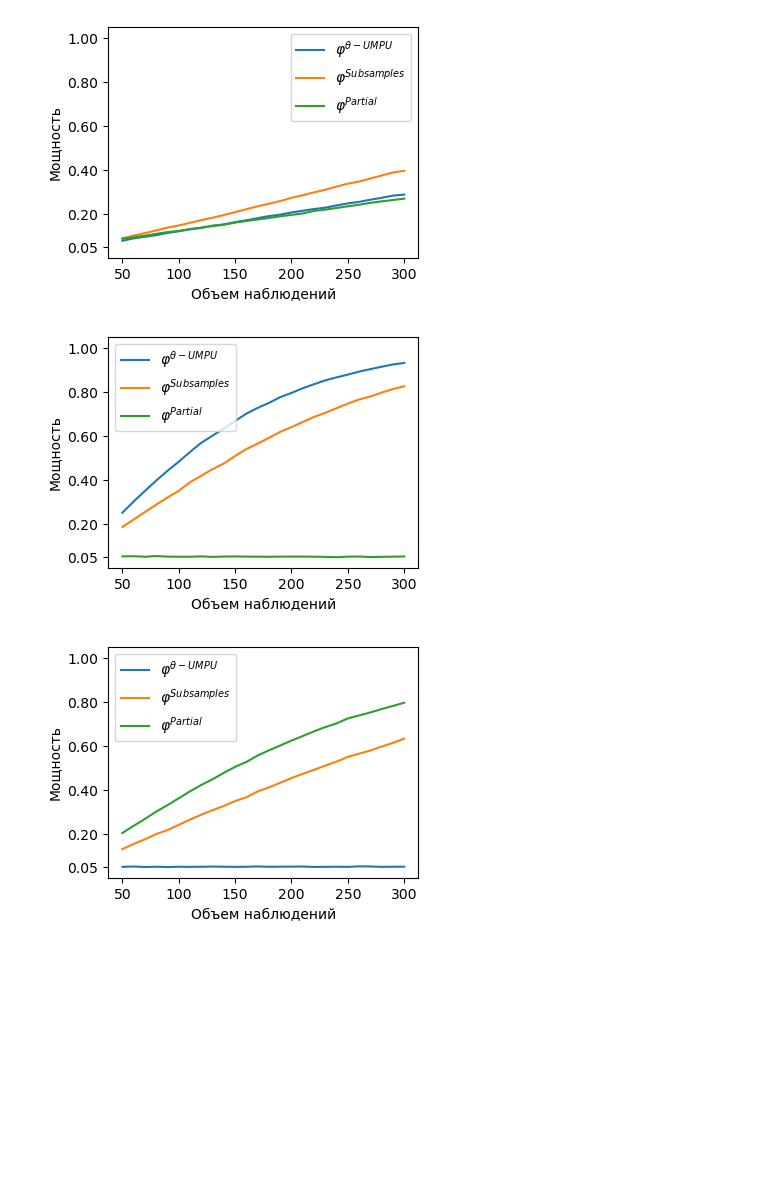
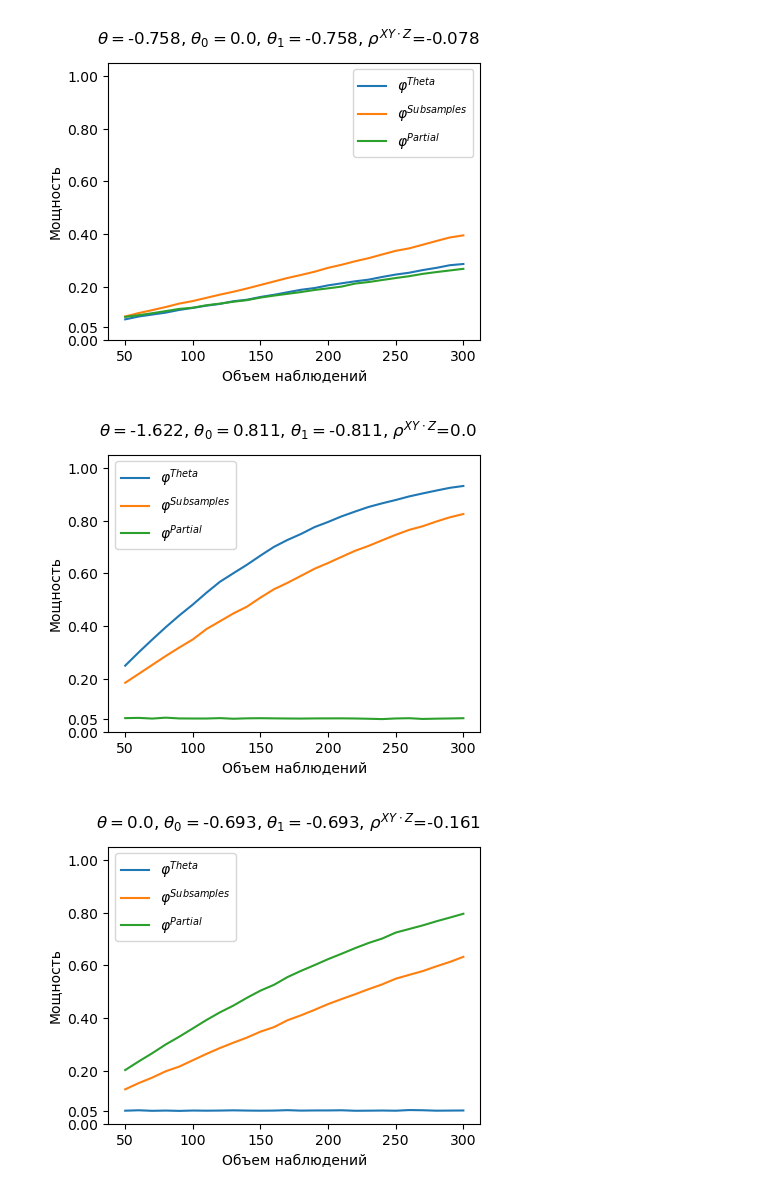
Before and after one commit to antonov1lya/diploma, a Jupyter notebook: code/testing.ipynb, the cells around one changed output. Saved outputs shown, nothing was run; the diff lists cells and outputs as text; code cells hidden in the pictures; blank space fills up the shorter version.

```diff
--- a/code/testing.ipynb
+++ b/code/testing.ipynb
@@ -133,3 +131,27 @@ power_ump, power_ump2, power_partial = results[0]
+# %%
+import numpy as np
+
+def calc_binary(p00,p01,p10,p11):
+    num = p00*p11-p01*p10
+    den = (p01+p11)*(p10+p11)*(p00+p01)*(p00+p10)
+    return num / np.sqrt(den)
+
+def calc_partial(p000,p001,p010,p011,p100,p101,p110,p111):
+    pXY = calc_binary(p000+p001,p010+p011,p100+p101,p110+p111)
+    pXZ = calc_binary(p000+p010, p001+p011, p100+p110, p101+p111)
+    pYZ = calc_binary(p000+p100, p001+p101, p010+p110, p011+p111)
+    num = pXY - pXZ * pYZ
+    den = np.sqrt(1-np.power(pXZ,2)) * np.sqrt(1-np.power(pYZ,2))
+    return num / den
+
+def calc_num(p000,p001,p010,p011,p100,p101,p110,p111):
+    theta = np.log((p001*p111*p010*p100)/(p011*p101*p000*p110))
+    theta0 = np.log((p000*p110)/(p010*p100))
+    theta1 = np.log((p001*p111)/(p011*p101))
+    return np.round(theta,3), np.round(theta0,3), np.round(theta1,3), np.round(calc_partial(p000,p001,p010,p011,p100,p101,p110,p111),3)
+# %%
+power_ump, power_ump2, power_partial = results[1]
+probb = [i[1] for i in distribution[1]]
 # %%
 grid = [i for i in range(50,300+1, 10)]
 # %%
@@ -168,21 +192,22 @@ plt.show()
 # %%
 for i in range(2,7):
     power_ump, power_ump2, power_partial = results[i]
-
-    plt.figure(figsize=(4,3))
-
-    plt.plot(grid, power_ump, label='$\\varphi^{\\theta-UMPU}$')
+    probb = [j[1] for j in distribution[i]]
+    cur = calc_num(probb[0],probb[1],probb[2],probb[3],probb[4],probb[5],probb[6],probb[7])
+    plt.figure(figsize=(4*1.2,3*1.2))
+    plt.suptitle(f'$\\theta=${cur[0]}, $\\theta_0=${cur[1]}, $\\theta_1=${cur[2]}, $\\rho^{{XY \cdot Z}}$={cur[3]}')
+    plt.plot(grid, power_ump, label='$\\varphi^{Theta}$')
     plt.plot(grid, power_ump2, label='$\\varphi^{Subsamples}$')
     plt.plot(grid, power_partial, label='$\\varphi^{Partial}$')
 
     plt.ylim(0, 1.05)
-    plt.yticks([0.05, 0.2, 0.4, 0.6, 0.8, 1.0])
+    plt.yticks([0,0.05, 0.2, 0.4, 0.6, 0.8, 1.0])
     plt.xlabel('Объем наблюдений')
     plt.ylabel('Мощность')
     plt.legend()
     plt.savefig(f'graph{i+1}.png', dpi=300, bbox_inches='tight', pad_inches=0.1)
     plt.show()
 # %% [output]
-[figure, old version]
+[figure, new version]
-[figure, old version]
+[figure, new version]
-[figure, old version]
+[figure, new version]
```
Also changed, not shown: parts of 10 cells of this notebook, 21 other files.
